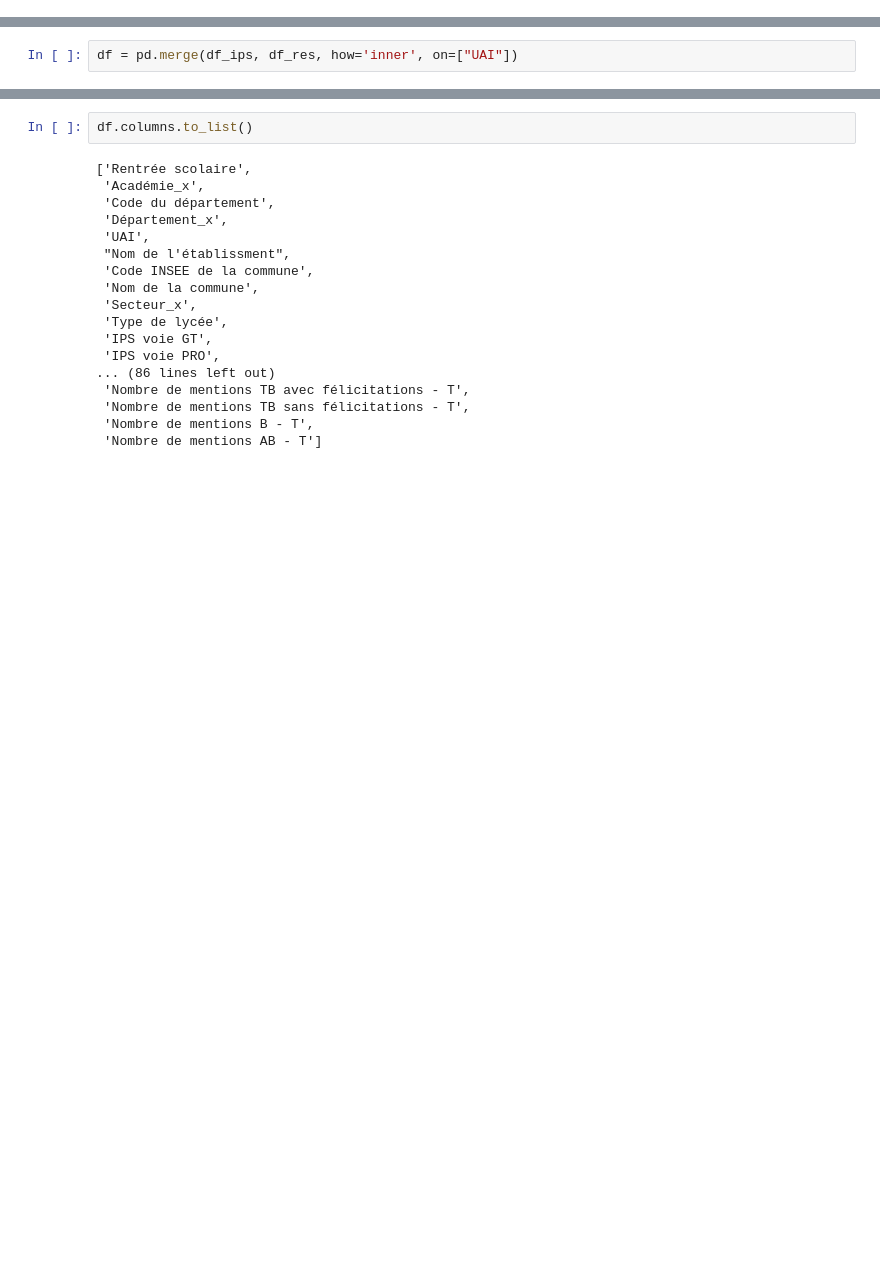
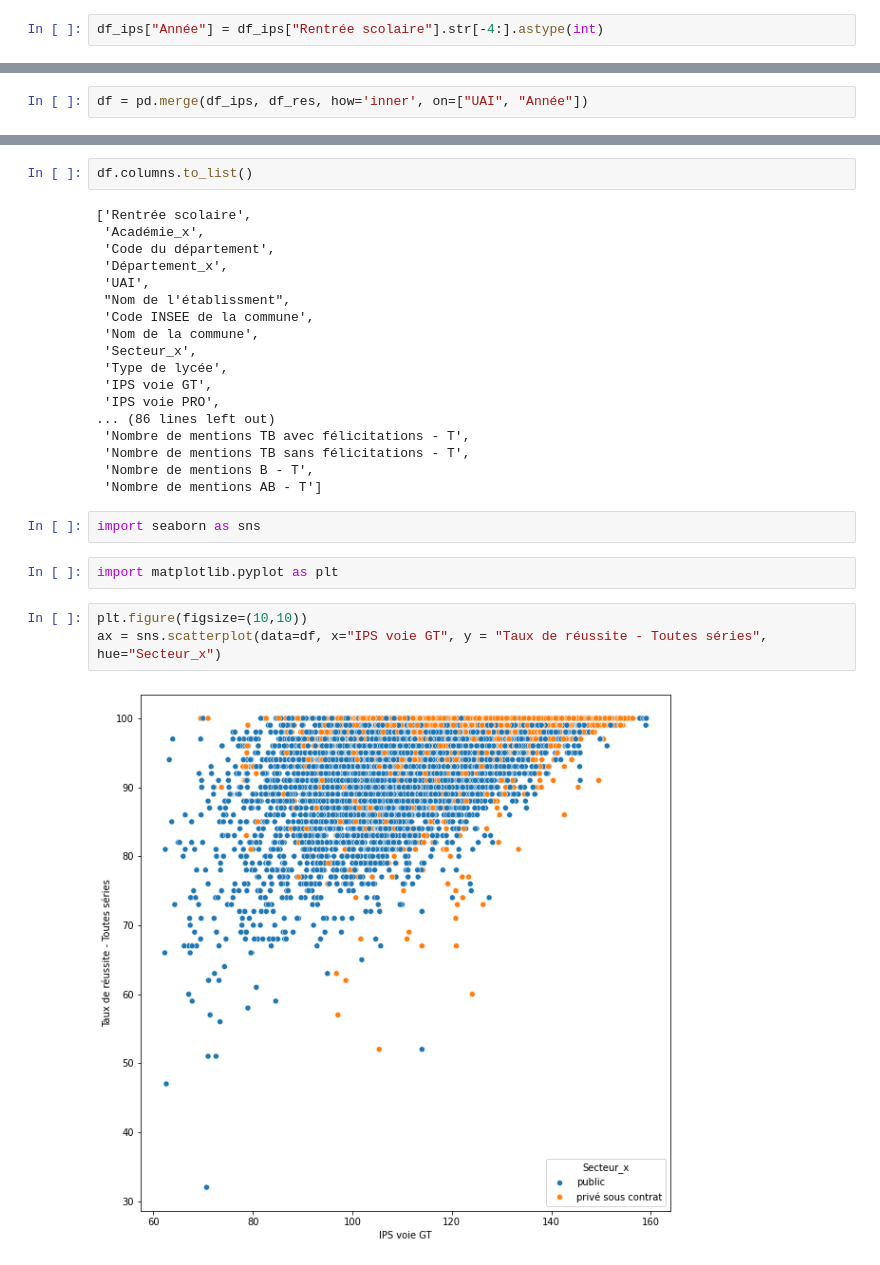
Before and after one commit to AlexisBenameur/projet-python-2AS1, a Jupyter notebook: codes/decouverte_data.ipynb, the cells around one changed output, grey strips where cells are left out. Cells and saved outputs as stored; diff of their text form; blank space fills up the shorter version.

```diff
--- a/codes/decouverte_data.ipynb
+++ b/codes/decouverte_data.ipynb
@@ -11,6 +11,8 @@ df_ips.head()
 | 2 | 2016-2017 | LYON | 1.0 | AIN | 0010070W | LYCEE GENERAL ET TECHNOLOGIQUE PR... | ... |
 | 3 | 2016-2017 | LYON | 1.0 | AIN | 0010075B | LYCEE GENERAL ET TECHNOLOGIQUE PR... | ... |
 | 4 | 2016-2017 | LYON | 1.0 | AIN | 0011010T | LYCEE PROFESSIONNEL DU BUGEY | ... |
+# %%
+df_ips["Année"] = df_ips["Rentrée scolaire"].str[-4:].astype(int)
 # %%
 df_ips.info()
 # %% [output]
@@ -72,7 +74,7 @@ Data columns (total 88 columns):
 dtypes: float64(76), int64(3), object(9)
 memory usage: 21.8+ MB
 # %%
-df = pd.merge(df_ips, df_res, how='inner', on=["UAI"])
+df = pd.merge(df_ips, df_res, how='inner', on=["UAI", "Année"])
 # %%
 df.head()
 # %% [output]
@@ -103,3 +105,12 @@ df.columns.to_list()
  'Nombre de mentions TB sans félicitations - T',
  'Nombre de mentions B - T',
  'Nombre de mentions AB - T']
+# %%
+import seaborn as sns
+# %%
+import matplotlib.pyplot as plt
+# %%
+plt.figure(figsize=(10,10))
+ax = sns.scatterplot(data=df, x="IPS voie GT", y = "Taux de réussite - Toutes séries", hue="Secteur_x")
+# %% [output]
+[figure, added]
```
Also changed, not shown: parts of 5 cells of this notebook, 1 other file.
